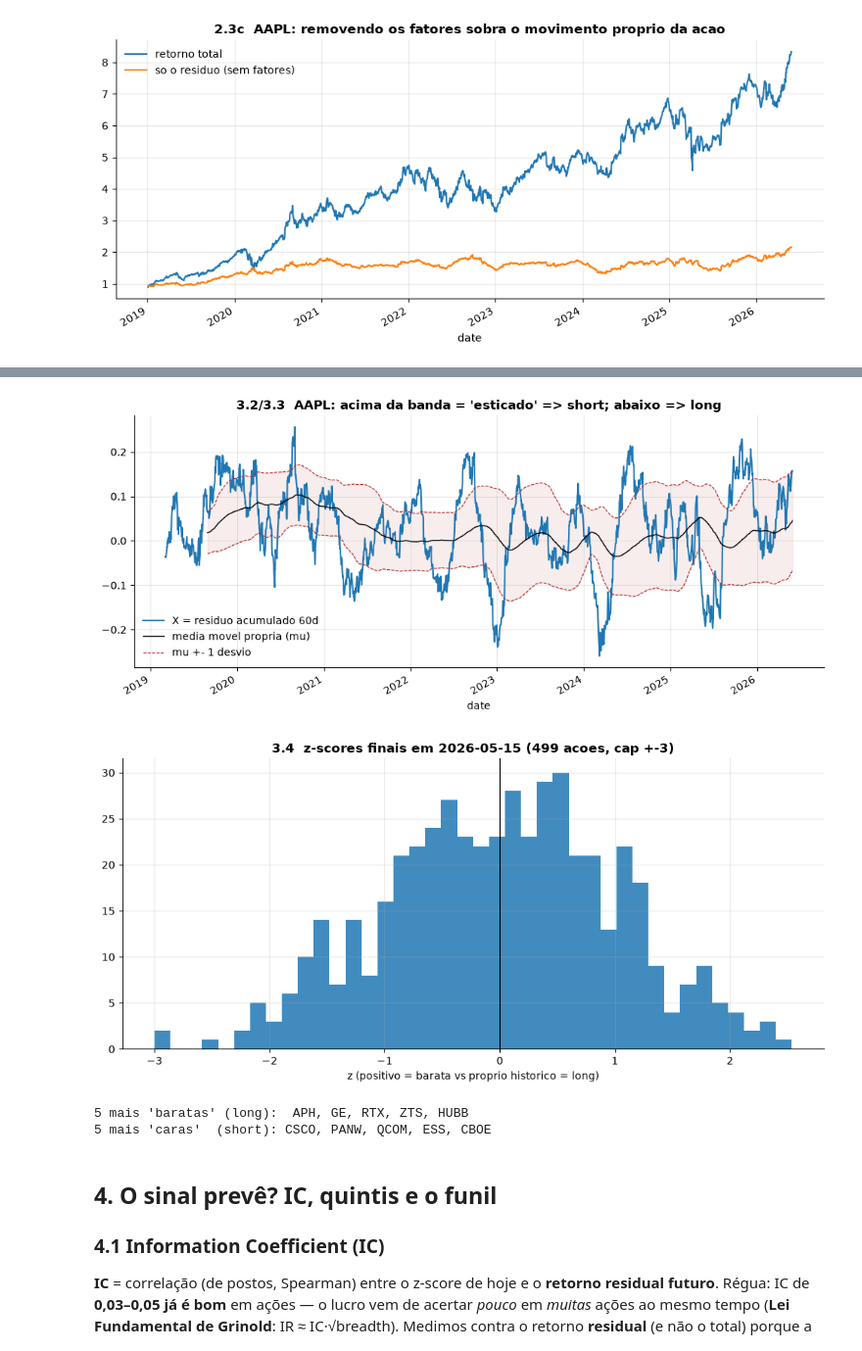
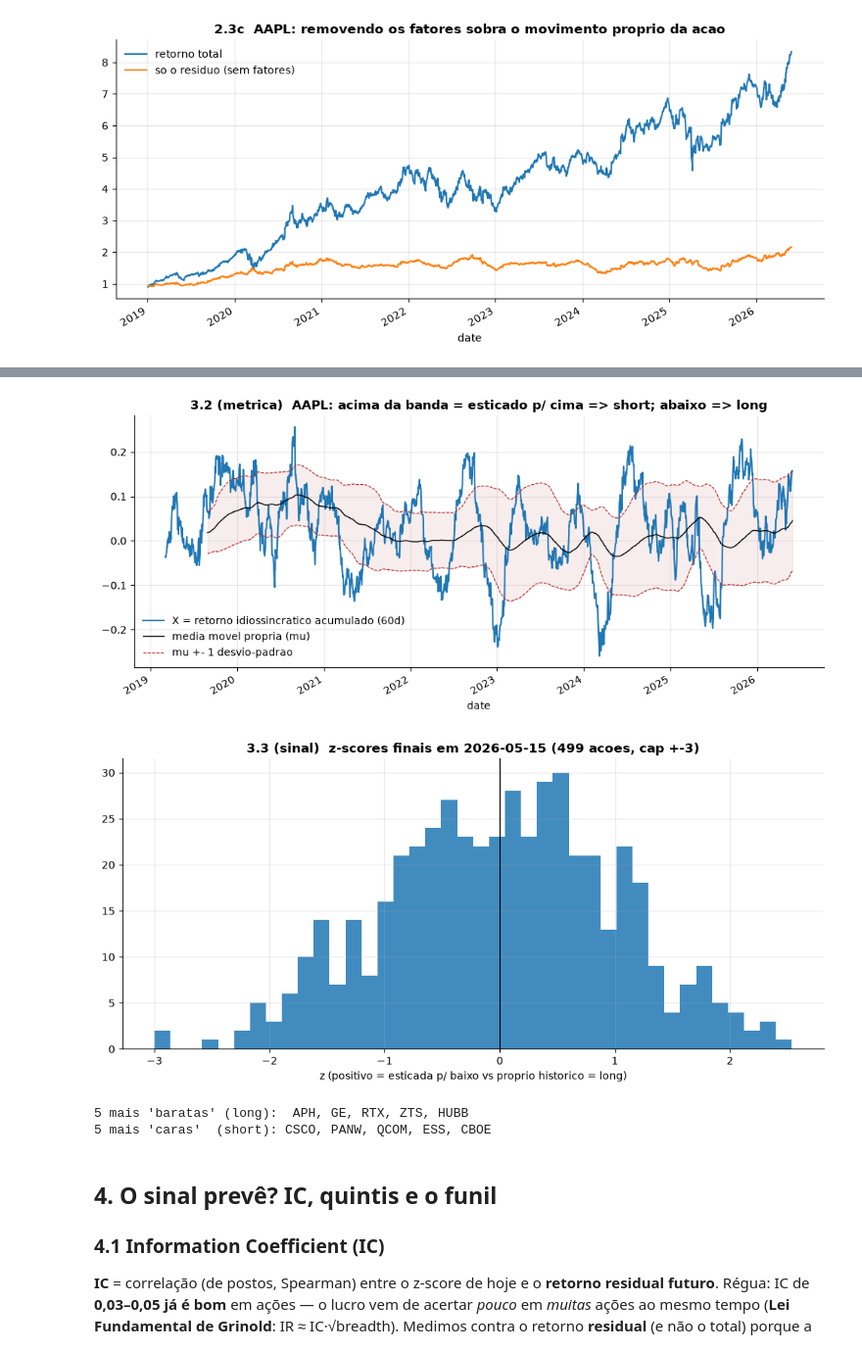
Before and after one commit to luccazogbi/desafio-itau-2026, a Jupyter notebook: notebooks/pipeline_walkthrough.ipynb, the cells around one changed output, grey strips where cells are left out. Shown at 98% size. Saved outputs shown, nothing was run; the diff lists cells and outputs as text; code cells hidden in the pictures.

```diff
--- a/notebooks/pipeline_walkthrough.ipynb
+++ b/notebooks/pipeline_walkthrough.ipynb
@@ -231,22 +266,22 @@ idêntico com ou sem o futuro no painel.
 # %%
 # Passos 1 e 2 visiveis em UMA acao: X acumulado vs bandas do proprio historico
 from statarb.signals import build_signal
 
 J, W = int(P["accum_days"]), int(P["z_window"])
 X = fm_r.residuals[tk].rolling(J, min_periods=int(J * 0.7)).sum()
 mu = X.rolling(W, min_periods=W // 2).mean()
 sd = X.rolling(W, min_periods=W // 2).std()
 
 fig, ax = plt.subplots()
-X.plot(ax=ax, color=PALETTE["strategy"], label=f"X = residuo acumulado {J}d")
+X.plot(ax=ax, color=PALETTE["strategy"], label=f"X = retorno idiossincratico acumulado ({J}d)")
 mu.plot(ax=ax, color="k", lw=1, label="media movel propria (mu)")
-(mu + sd).plot(ax=ax, color=PALETTE["drawdown"], ls="--", lw=0.8, label="mu +- 1 desvio")
+(mu + sd).plot(ax=ax, color=PALETTE["drawdown"], ls="--", lw=0.8, label="mu +- 1 desvio-padrao")
 (mu - sd).plot(ax=ax, color=PALETTE["drawdown"], ls="--", lw=0.8, label="_")
 ax.fill_between(X.index, mu - sd, mu + sd, alpha=0.08, color=PALETTE["drawdown"])
-ax.set_title(f"3.2/3.3  {tk}: acima da banda = 'esticado' => short; abaixo => long")
+ax.set_title(f"3.2 (metrica)  {tk}: acima da banda = esticado p/ cima => short; abaixo => long")
 ax.legend(); plt.show()
 # %% [output]
-[figure, old version]
+[figure, new version]
 # %%
 # Passo 3: o corte transversal em um dia -- z-scores prontos para o otimizador
 sig = build_signal(cfg, "resid_ou")
@@ -257,14 +292,14 @@ z = sig.compute(md_r, fm_r, d, univ)
 fig, ax = plt.subplots()
 z.hist(bins=40, ax=ax, color=PALETTE["strategy"], alpha=0.85)
 ax.axvline(0, color="k", lw=0.8)
-ax.set_title(f"3.4  z-scores finais em {d:%Y-%m-%d} ({len(z)} acoes, cap +-3)")
-ax.set_xlabel("z (positivo = barata vs proprio historico = long)")
+ax.set_title(f"3.3 (sinal)  z-scores finais em {d:%Y-%m-%d} ({len(z)} acoes, cap +-3)")
+ax.set_xlabel("z (positivo = esticada p/ baixo vs proprio historico = long)")
 plt.show()
 
 print("5 mais 'baratas' (long): ", ", ".join(z.nlargest(5).index))
 print("5 mais 'caras'  (short):", ", ".join(z.nsmallest(5).index))
 # %% [output]
-[figure, old version]
+[figure, new version]
 5 mais 'baratas' (long):  APH, GE, RTX, ZTS, HUBB
 5 mais 'caras'  (short): CSCO, PANW, QCOM, ESS, CBOE
 # %% [markdown]
```
Also changed, not shown: parts of 5 cells of this notebook, 3 other files.
